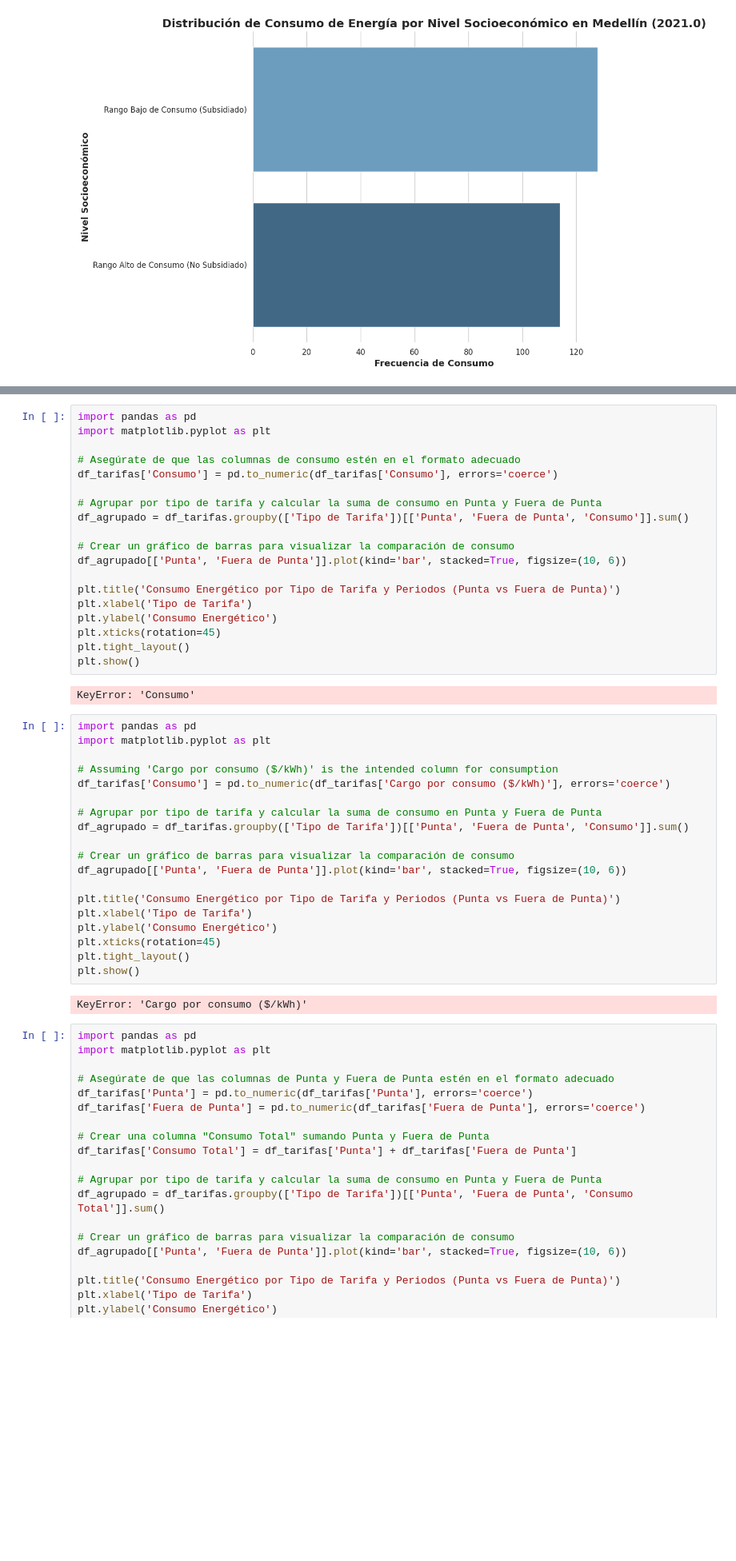
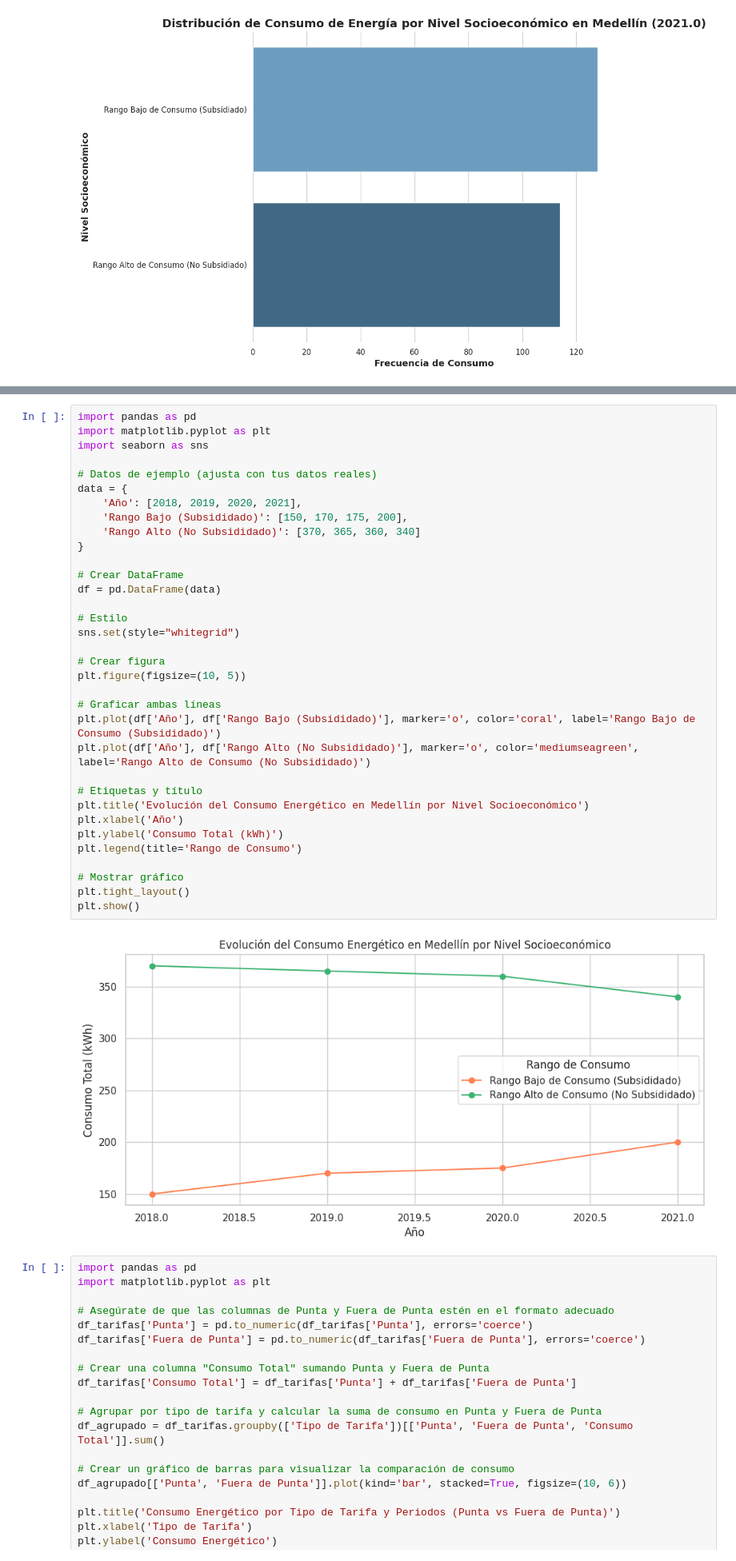
Before and after one commit to MadeNovoa16/Open_Cities_Medellin_y_Taipei, a Jupyter notebook: Tarifas_para_Servicios_de_Energ_a___EPM.ipynb, the cells around one changed output, grey strips where cells are left out. Shown: that part at 80% size. Saved outputs shown, nothing was run; the diff lists cells and outputs as text; blank space fills up the shorter version.

```diff
--- a/Tarifas_para_Servicios_de_Energ_a___EPM.ipynb
+++ b/Tarifas_para_Servicios_de_Energ_a___EPM.ipynb
@@ -404,45 +366,39 @@ plt.show()
-# %%
-import pandas as pd
-import matplotlib.pyplot as plt
-
-# Asegúrate de que las columnas de consumo estén en el formato adecuado
-df_tarifas['Consumo'] = pd.to_numeric(df_tarifas['Consumo'], errors='coerce')
-
-# Agrupar por tipo de tarifa y calcular la suma de consumo en Punta y Fuera de Punta
-df_agrupado = df_tarifas.groupby(['Tipo de Tarifa'])[['Punta', 'Fuera de Punta', 'Consumo']].sum()
-
-# Crear un gráfico de barras para visualizar la comparación de consumo
-df_agrupado[['Punta', 'Fuera de Punta']].plot(kind='bar', stacked=True, figsize=(10, 6))
-
-plt.title('Consumo Energético por Tipo de Tarifa y Periodos (Punta vs Fuera de Punta)')
-plt.xlabel('Tipo de Tarifa')
-plt.ylabel('Consumo Energético')
-plt.xticks(rotation=45)
-plt.tight_layout()
-plt.show()
-# %% [output]
-KeyError: 'Consumo'
-# %%
-import pandas as pd
-import matplotlib.pyplot as plt
-
-# Assuming 'Cargo por consumo ($/kWh)' is the intended column for consumption
-df_tarifas['Consumo'] = pd.to_numeric(df_tarifas['Cargo por consumo ($/kWh)'], errors='coerce')
-
-# Agrupar por tipo de tarifa y calcular la suma de consumo en Punta y Fuera de Punta
-df_agrupado = df_tarifas.groupby(['Tipo de Tarifa'])[['Punta', 'Fuera de Punta', 'Consumo']].sum()
-
-# Crear un gráfico de barras para visualizar la comparación de consumo
-df_agrupado[['Punta', 'Fuera de Punta']].plot(kind='bar', stacked=True, figsize=(10, 6))
-
-plt.title('Consumo Energético por Tipo de Tarifa y Periodos (Punta vs Fuera de Punta)')
-plt.xlabel('Tipo de Tarifa')
-plt.ylabel('Consumo Energético')
-plt.xticks(rotation=45)
-plt.tight_layout()
-plt.show()
-# %% [output]
-KeyError: 'Cargo por consumo ($/kWh)'
+# %%
+import pandas as pd
+import matplotlib.pyplot as plt
+import seaborn as sns
+
+# Datos de ejemplo (ajusta con tus datos reales)
+data = {
+    'Año': [2018, 2019, 2020, 2021],
+    'Rango Bajo (Subsididado)': [150, 170, 175, 200],
+    'Rango Alto (No Subsididado)': [370, 365, 360, 340]
+}
+
+# Crear DataFrame
+df = pd.DataFrame(data)
+
+# Estilo
+sns.set(style="whitegrid")
+
+# Crear figura
+plt.figure(figsize=(10, 5))
+
+# Graficar ambas líneas
+plt.plot(df['Año'], df['Rango Bajo (Subsididado)'], marker='o', color='coral', label='Rango Bajo de Consumo (Subsididado)')
+plt.plot(df['Año'], df['Rango Alto (No Subsididado)'], marker='o', color='mediumseagreen', label='Rango Alto de Consumo (No Subsididado)')
+
+# Etiquetas y título
+plt.title('Evolución del Consumo Energético en Medellín por Nivel Socioeconómico')
+plt.xlabel('Año')
+plt.ylabel('Consumo Total (kWh)')
+plt.legend(title='Rango de Consumo')
+
+# Mostrar gráfico
+plt.tight_layout()
+plt.show()
+# %% [output]
+[figure, added]
 # %%
 import pandas as pd
 import matplotlib.pyplot as plt
```
Also changed, not shown: parts of 2 cells of this notebook.
